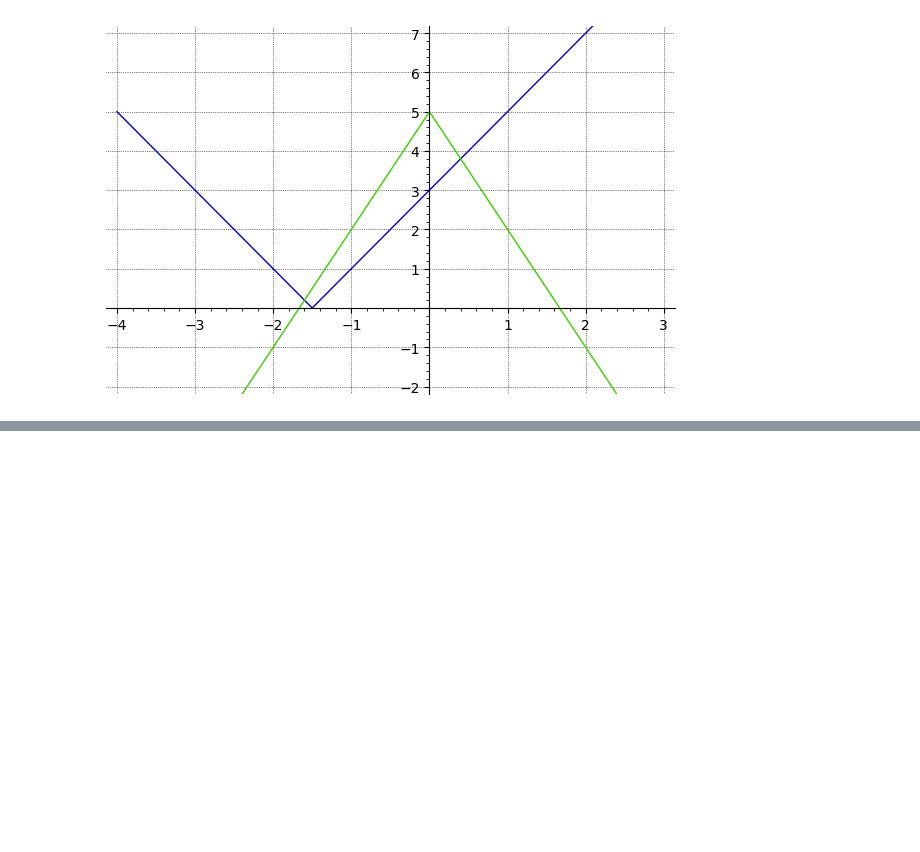
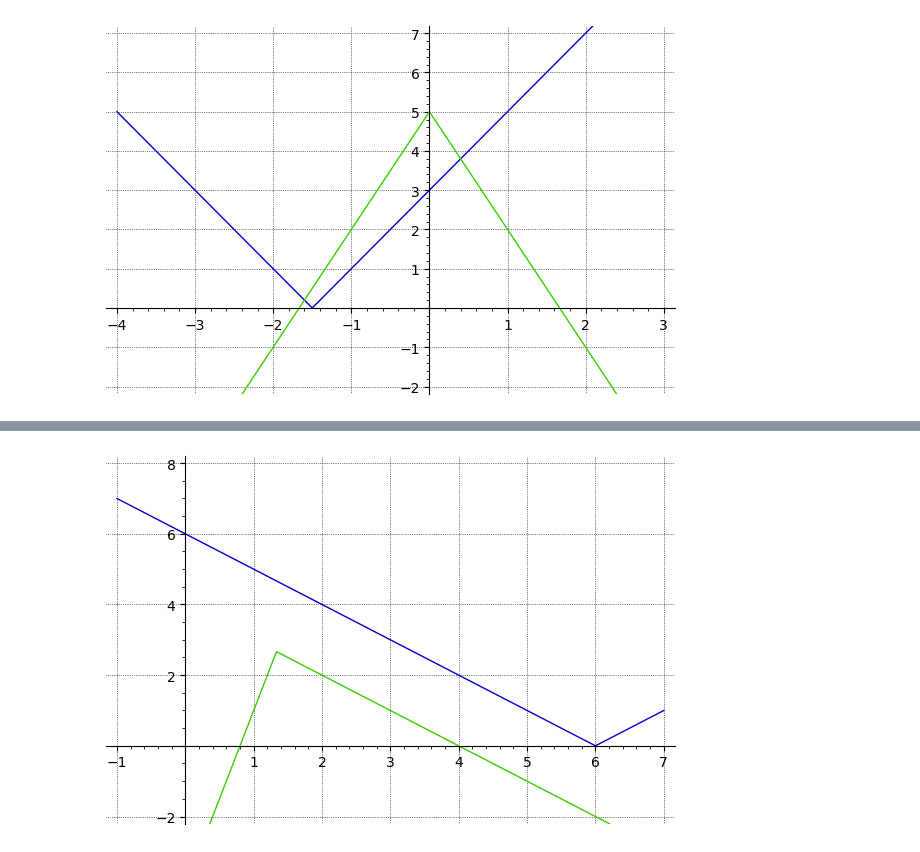
Before and after one commit to ktheu/MathePlus, a Jupyter notebook: gleichungen/vorlagen/vorlagen.ipynb, the cells around one changed output, grey strips where cells are left out. Cells and saved outputs as stored; diff of their text form; code cells hidden in the pictures; blank space fills up the shorter version.

```diff
--- a/gleichungen/vorlagen/vorlagen.ipynb
+++ b/gleichungen/vorlagen/vorlagen.ipynb
@@ -252,0 +258,7 @@ solve(e,x)
+# %%
+#A3c
+f(x) = abs(x-6)
+g(x) = 2*x-abs(4-3*x)
+plot([f(x),g(x)],(x,-1,7),ymin=-2,ymax=8,gridlines=True)
+# %% [output]
+[figure, added]
```
Also changed, not shown: parts of 24 cells of this notebook, 10 other files.
